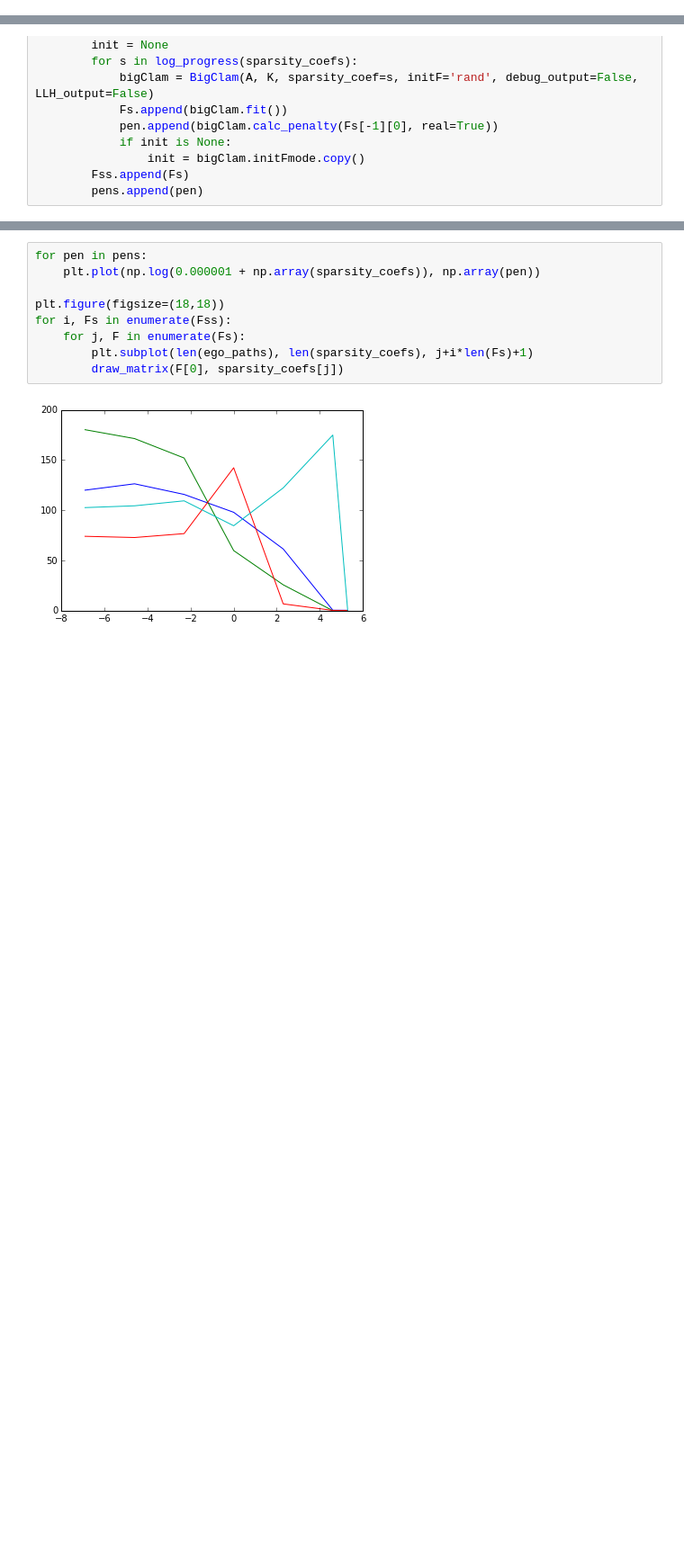
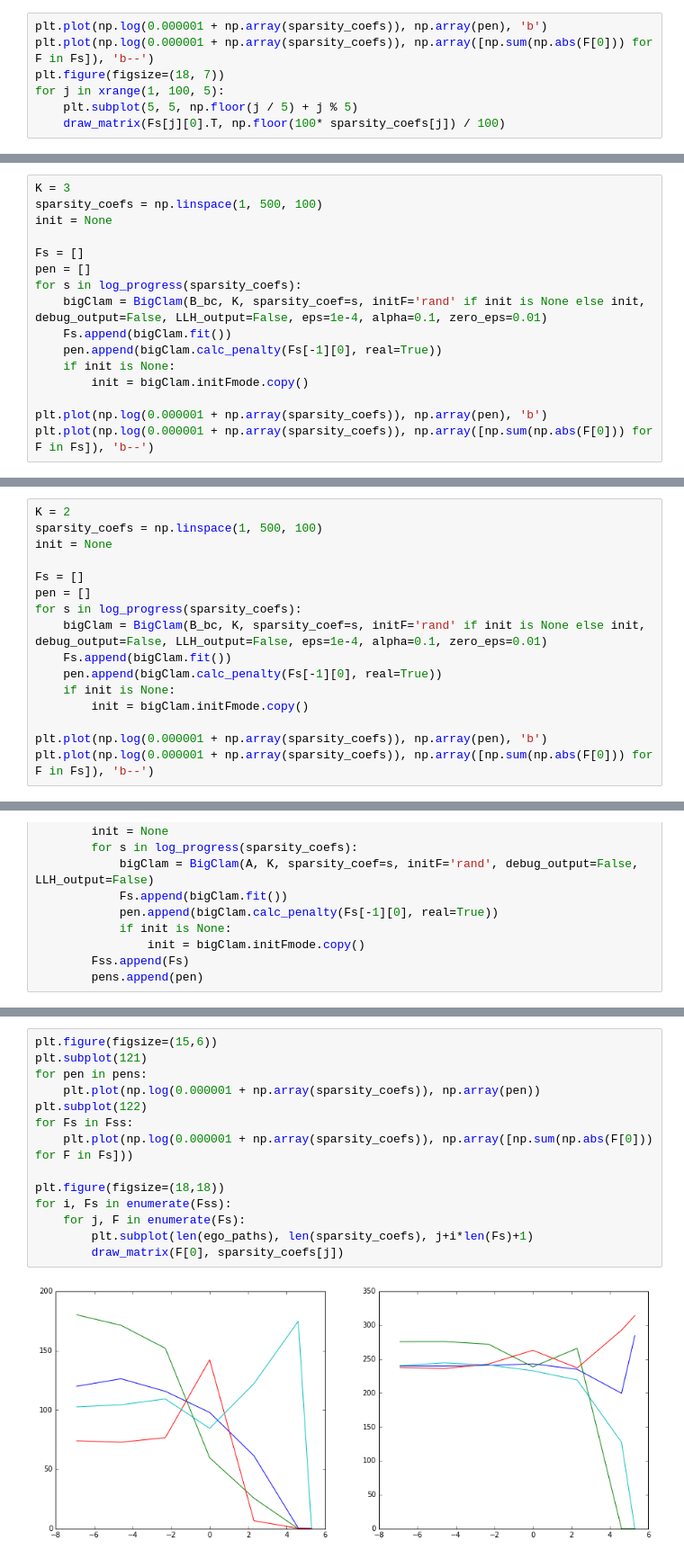
Before and after one commit to yangkuoone/WeiCLAM, a Jupyter notebook: code/Experiments.ipynb, the cells around one changed output, grey strips where cells are left out. Shown at 90% size. Cells and saved outputs as stored; diff of their text form; blank space fills up the shorter version.

```diff
--- a/code/Experiments.ipynb
+++ b/code/Experiments.ipynb
@@ -718,0 +703,7 @@ plt.plot(np.log(0.000001 + np.array(sparsity_coefs)), np.array(pen))
+# %%
+plt.plot(np.log(0.000001 + np.array(sparsity_coefs)), np.array(pen), 'b')
+plt.plot(np.log(0.000001 + np.array(sparsity_coefs)), np.array([np.sum(np.abs(F[0])) for F in Fs]), 'b--')
+plt.figure(figsize=(18, 7))
+for j in xrange(1, 100, 5):
+    plt.subplot(5, 5, np.floor(j / 5) + j % 5)
+    draw_matrix(Fs[j][0].T, np.floor(100* sparsity_coefs[j]) / 100)
@@ -718,0 +715,16 @@ plt.plot(np.log(0.000001 + np.array(sparsity_coefs)), np.array(pen))
+# %%
+K = 3
+sparsity_coefs = np.linspace(1, 500, 100)
+init = None
+
+Fs = []
+pen = []
+for s in log_progress(sparsity_coefs):
+    bigClam = BigClam(B_bc, K, sparsity_coef=s, initF='rand' if init is None else init, debug_output=False, LLH_output=False, eps=1e-4, alpha=0.1, zero_eps=0.01)
+    Fs.append(bigClam.fit())
+    pen.append(bigClam.calc_penalty(Fs[-1][0], real=True))
+    if init is None:
+        init = bigClam.initFmode.copy()
+
+plt.plot(np.log(0.000001 + np.array(sparsity_coefs)), np.array(pen), 'b')
+plt.plot(np.log(0.000001 + np.array(sparsity_coefs)), np.array([np.sum(np.abs(F[0])) for F in Fs]), 'b--')
@@ -718,0 +734,16 @@ plt.plot(np.log(0.000001 + np.array(sparsity_coefs)), np.array(pen))
+# %%
+K = 2
+sparsity_coefs = np.linspace(1, 500, 100)
+init = None
+
+Fs = []
+pen = []
+for s in log_progress(sparsity_coefs):
+    bigClam = BigClam(B_bc, K, sparsity_coef=s, initF='rand' if init is None else init, debug_output=False, LLH_output=False, eps=1e-4, alpha=0.1, zero_eps=0.01)
+    Fs.append(bigClam.fit())
+    pen.append(bigClam.calc_penalty(Fs[-1][0], real=True))
+    if init is None:
+        init = bigClam.initFmode.copy()
+
+plt.plot(np.log(0.000001 + np.array(sparsity_coefs)), np.array(pen), 'b')
+plt.plot(np.log(0.000001 + np.array(sparsity_coefs)), np.array([np.sum(np.abs(F[0])) for F in Fs]), 'b--')
@@ -743,12 +779,17 @@ plt.plot(np.log(0.000001 + np.array(sparsity_coefs)), np.array(pen))
 # %%
+plt.figure(figsize=(15,6))
+plt.subplot(121)
 for pen in pens:
     plt.plot(np.log(0.000001 + np.array(sparsity_coefs)), np.array(pen))
+plt.subplot(122)
+for Fs in Fss:
+    plt.plot(np.log(0.000001 + np.array(sparsity_coefs)), np.array([np.sum(np.abs(F[0])) for F in Fs]))
 
 plt.figure(figsize=(18,18))
 for i, Fs in enumerate(Fss):
     for j, F in enumerate(Fs):
         plt.subplot(len(ego_paths), len(sparsity_coefs), j+i*len(Fs)+1)
         draw_matrix(F[0], sparsity_coefs[j])
 # %% [output]
-[figure, old version]
+[figure, new version]
 [figure]
```
Also changed, not shown: parts of 23 cells of this notebook, 1 other file.
